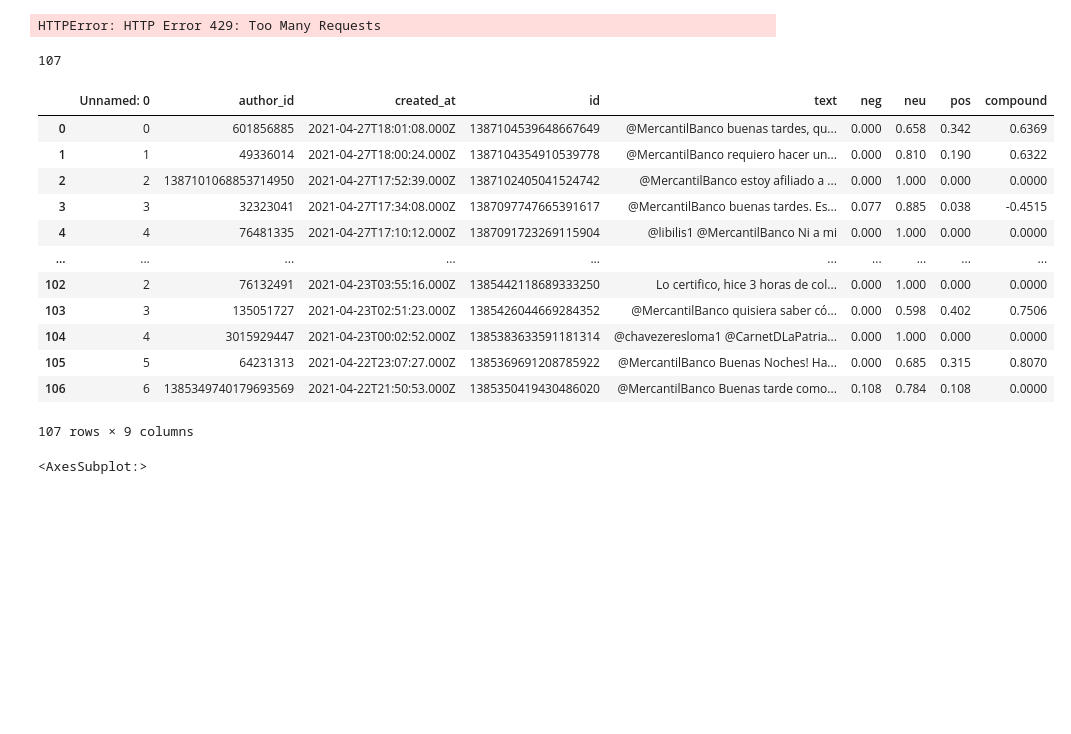
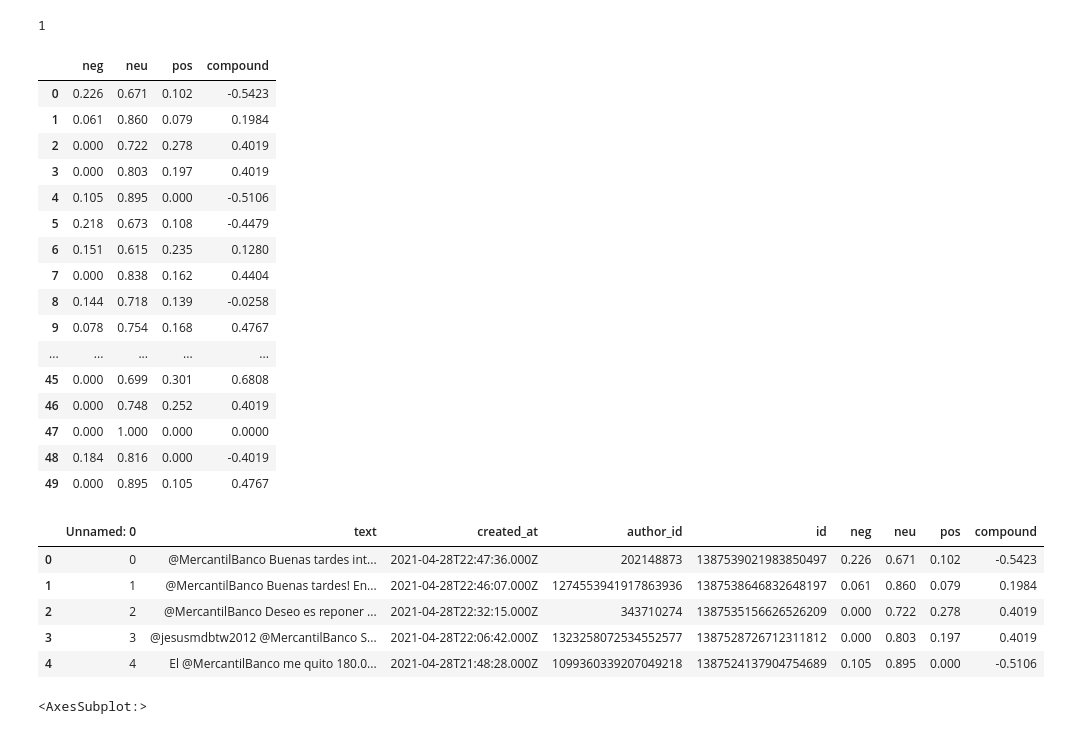
Before and after one commit to dgiampapa/QueEstaPasando, a Jupyter notebook: notebooks/search_twitter_tomas.ipynb, the cells around one changed output. Drawn from its saved outputs; the diff is of its cells as text; code cells hidden in the pictures; blank space fills up the shorter version.

Commit message:
notbook con sentimientos de todos los bancos y uniendo df'

```diff
--- a/notebooks/search_twitter_tomas.ipynb
+++ b/notebooks/search_twitter_tomas.ipynb
@@ -15,6 +15,8 @@ data_read.head(2)
 analyzer = SentimentIntensityAnalyzer()
 # %%
 diccionario_analisis = {'neg':[], 'neu':[], 'pos' : [], 'compound' : []}
+
+indice = 0
 
 for indice_fila, fila in data_read.iterrows():
     analisis = analyzer.polarity_scores(fila.text)
@@ -22,12 +24,33 @@ for indice_fila, fila in data_read.iterrows():
     diccionario_analisis['neu'].append(analisis['neu'])
     diccionario_analisis['pos'].append(analisis['pos'])
     diccionario_analisis['compound'].append(analisis['compound'])
+    indice += 1
+    if indice == 50:
+        break
-# %% [output]
-HTTPError: HTTP Error 429: Too Many Requests
 # %%
 len(diccionario_analisis['neg'])
 # %% [output]
-107
+1
+# %%
+pd.DataFrame(diccionario_analisis)
+# %% [output]
+|  | neg | neu | pos | compound |
+| 0 | 0.226 | 0.671 | 0.102 | -0.5423 |
+| 1 | 0.061 | 0.860 | 0.079 | 0.1984 |
+| 2 | 0.000 | 0.722 | 0.278 | 0.4019 |
+| 3 | 0.000 | 0.803 | 0.197 | 0.4019 |
+| 4 | 0.105 | 0.895 | 0.000 | -0.5106 |
+| 5 | 0.218 | 0.673 | 0.108 | -0.4479 |
+| 6 | 0.151 | 0.615 | 0.235 | 0.1280 |
+| 7 | 0.000 | 0.838 | 0.162 | 0.4404 |
+| 8 | 0.144 | 0.718 | 0.139 | -0.0258 |
+| 9 | 0.078 | 0.754 | 0.168 | 0.4767 |
+| ... | ... | ... | ... | ... |
+| 45 | 0.000 | 0.699 | 0.301 | 0.6808 |
+| 46 | 0.000 | 0.748 | 0.252 | 0.4019 |
+| 47 | 0.000 | 1.000 | 0.000 | 0.0000 |
+| 48 | 0.184 | 0.816 | 0.000 | -0.4019 |
+| 49 | 0.000 | 0.895 | 0.105 | 0.4767 |
 # %%
 resultados = data_read.copy()
 resultados = resultados[0:len(diccionario_analisis['neg'])]
@@ -35,21 +58,14 @@ resultados = resultados[0:len(diccionario_analisis['neg'])]
 for i in diccionario_analisis.keys():
     resultados[i] = diccionario_analisis[i]
 # %%
-resultados
+resultados.head()
 # %% [output]
-|  | Unnamed: 0 | author_id | created_at | id | text | neg | neu | pos | compound |
-| 0 | 0 | 601856885 | 2021-04-27T18:01:08.000Z | 1387104539648667649 | @MercantilBanco buenas tardes, qu... | 0.000 | 0.658 | 0.342 | 0.6369 |
-| 1 | 1 | 49336014 | 2021-04-27T18:00:24.000Z | 1387104354910539778 | @MercantilBanco requiero hacer un... | 0.000 | 0.810 | 0.190 | 0.6322 |
-| 2 | 2 | 1387101068853714950 | 2021-04-27T17:52:39.000Z | 1387102405041524742 | @MercantilBanco estoy afiliado a ... | 0.000 | 1.000 | 0.000 | 0.0000 |
-| 3 | 3 | 32323041 | 2021-04-27T17:34:08.000Z | 1387097747665391617 | @MercantilBanco buenas tardes. Es... | 0.077 | 0.885 | 0.038 | -0.4515 |
-| 4 | 4 | 76481335 | 2021-04-27T17:10:12.000Z | 1387091723269115904 | @libilis1 @MercantilBanco Ni a mi | 0.000 | 1.000 | 0.000 | 0.0000 |
-| ... | ... | ... | ... | ... | ... | ... | ... | ... | ... |
-| 102 | 2 | 76132491 | 2021-04-23T03:55:16.000Z | 1385442118689333250 | Lo certifico, hice 3 horas de col... | 0.000 | 1.000 | 0.000 | 0.0000 |
-| 103 | 3 | 135051727 | 2021-04-23T02:51:23.000Z | 1385426044669284352 | @MercantilBanco quisiera saber có... | 0.000 | 0.598 | 0.402 | 0.7506 |
-| 104 | 4 | 3015929447 | 2021-04-23T00:02:52.000Z | 1385383633591181314 | @chavezeresloma1 @CarnetDLaPatria... | 0.000 | 1.000 | 0.000 | 0.0000 |
-| 105 | 5 | 64231313 | 2021-04-22T23:07:27.000Z | 1385369691208785922 | @MercantilBanco Buenas Noches! Ha... | 0.000 | 0.685 | 0.315 | 0.8070 |
-| 106 | 6 | 1385349740179693569 | 2021-04-22T21:50:53.000Z | 1385350419430486020 | @MercantilBanco Buenas tarde como... | 0.108 | 0.784 | 0.108 | 0.0000 |
+|  | Unnamed: 0 | text | created_at | author_id | id | neg | neu | pos | compound |
+| 0 | 0 | @MercantilBanco Buenas tardes int... | 2021-04-28T22:47:36.000Z | 202148873 | 1387539021983850497 | 0.226 | 0.671 | 0.102 | -0.5423 |
+| 1 | 1 | @MercantilBanco Buenas tardes! En... | 2021-04-28T22:46:07.000Z | 1274553941917863936 | 1387538646832648197 | 0.061 | 0.860 | 0.079 | 0.1984 |
+| 2 | 2 | @MercantilBanco Deseo es reponer ... | 2021-04-28T22:32:15.000Z | 343710274 | 1387535156626526209 | 0.000 | 0.722 | 0.278 | 0.4019 |
+| 3 | 3 | @jesusmdbtw2012 @MercantilBanco S... | 2021-04-28T22:06:42.000Z | 1323258072534552577 | 1387528726712311812 | 0.000 | 0.803 | 0.197 | 0.4019 |
+| 4 | 4 | El @MercantilBanco me quito 180.0... | 2021-04-28T21:48:28.000Z | 1099360339207049218 | 1387524137904754689 | 0.105 | 0.895 | 0.000 | -0.5106 |
-107 rows × 9 columns
 # %%
 resultados[['neg','neu','pos']].plot(kind='box') #la amplia mayoría son neutros
 # %% [output]
```
Also changed, not shown: parts of 1 cell of this notebook, 13 other files.
